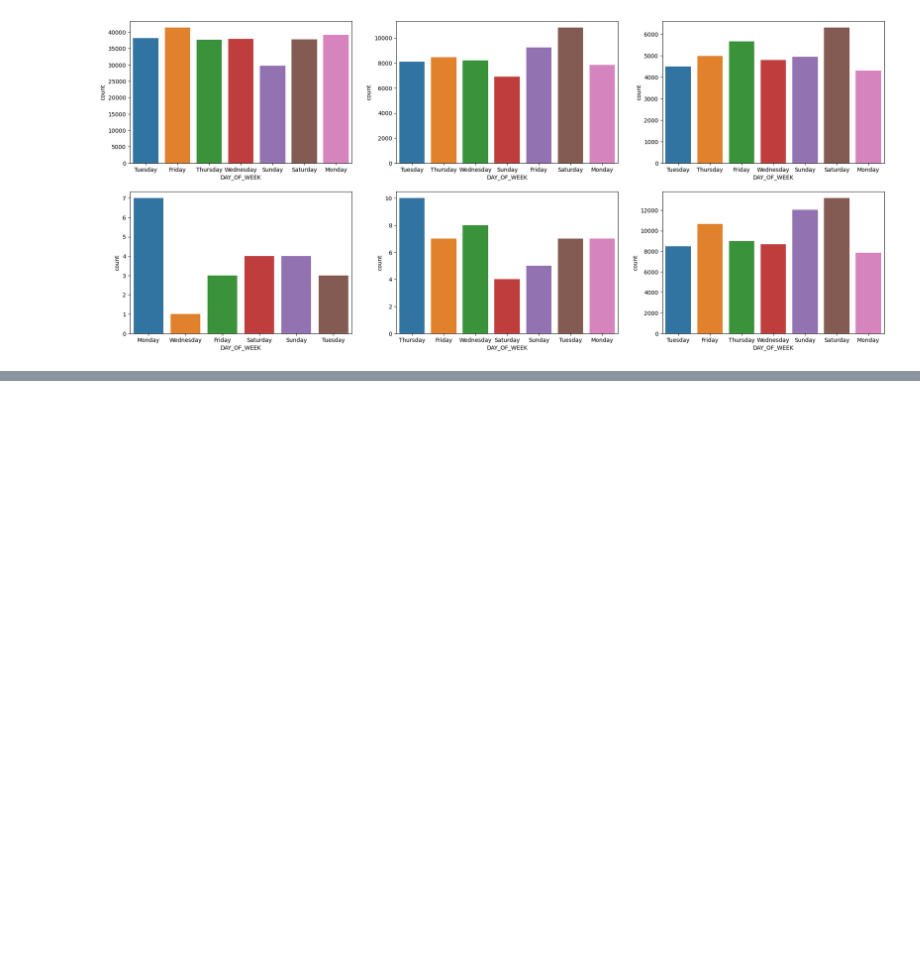
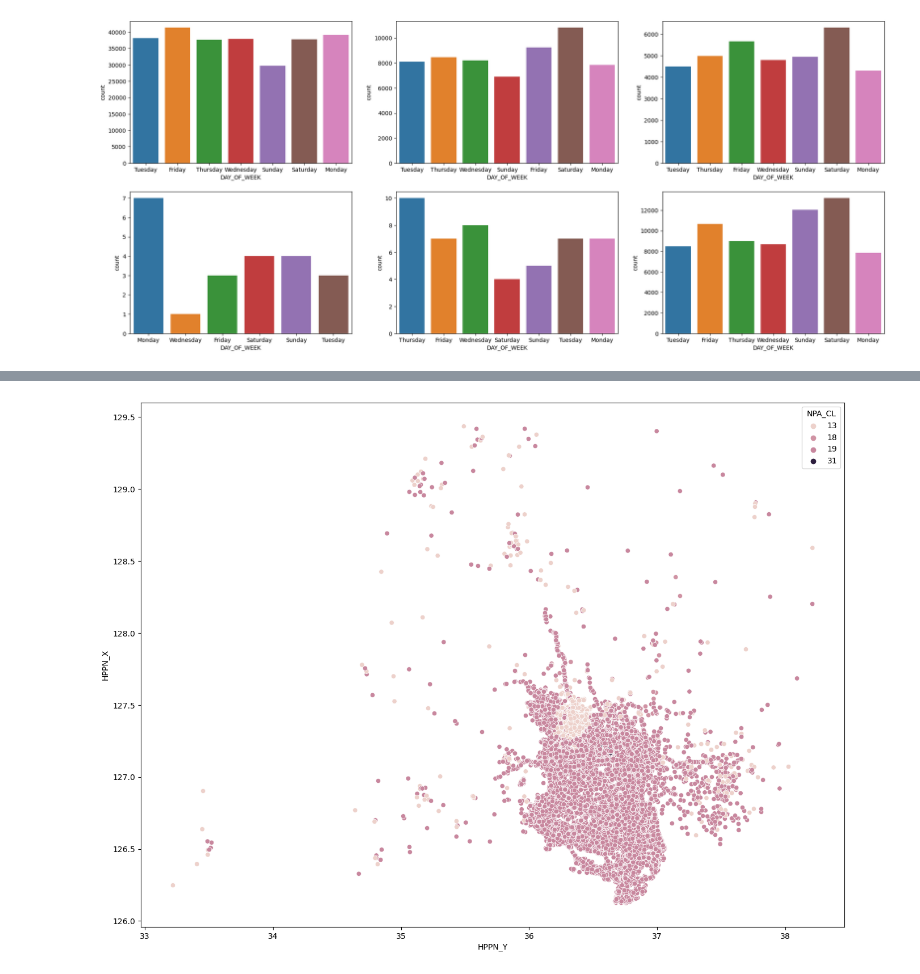
Before and after one commit to Muj2n/Trafic_Data_Analysis_Contest, a Jupyter notebook: KwonHwi/지역 치안 안전 데이터 분석 경진대회.ipynb, the cells around one changed output, grey strips where cells are left out. Cells and saved outputs as stored; diff of their text form; code cells hidden in the pictures; blank space fills up the shorter version.

```diff
--- a/KwonHwi/지역 치안 안전 데이터 분석 경진대회.ipynb
+++ b/KwonHwi/지역 치안 안전 데이터 분석 경진대회.ipynb
@@ -541,0 +736,28 @@ data.drop(data.loc[data.EVT_STAT_CD == 5].index, inplace = True)
+# %%
+data.loc[(data.YEAR == 2022)&(data.MONTH == 1)&(data.DAY == 1),'DAY_OF_WEEK'] = 'Holiday'
+data.loc[(data.YEAR == 2022)&(data.MONTH == 1)&(data.DAY == 31),'DAY_OF_WEEK'] = 'Holiday'
+data.loc[(data.YEAR == 2022)&(data.MONTH == 2)&(data.DAY == 1),'DAY_OF_WEEK'] = 'Holiday'
+data.loc[(data.YEAR == 2022)&(data.MONTH == 2)&(data.DAY == 2),'DAY_OF_WEEK'] = 'Holiday'
+data.loc[(data.YEAR == 2022)&(data.MONTH == 2)&(data.DAY == 3),'DAY_OF_WEEK'] = 'Holiday'
+data.loc[(data.YEAR == 2022)&(data.MONTH == 3)&(data.DAY == 1),'DAY_OF_WEEK'] = 'Holiday'
+data.loc[(data.YEAR == 2022)&(data.MONTH == 3)&(data.DAY == 9),'DAY_OF_WEEK'] = 'Holiday'
+data.loc[(data.YEAR == 2022)&(data.MONTH == 5)&(data.DAY == 5),'DAY_OF_WEEK'] = 'Holiday'
+data.loc[(data.YEAR == 2022)&(data.MONTH == 5)&(data.DAY == 8),'DAY_OF_WEEK'] = 'Holiday'
+data.loc[(data.YEAR == 2022)&(data.MONTH == 6)&(data.DAY == 1),'DAY_OF_WEEK'] = 'Holiday'
+data.loc[(data.YEAR == 2022)&(data.MONTH == 6)&(data.DAY == 6),'DAY_OF_WEEK'] = 'Holiday'
+data.loc[(data.YEAR == 2022)&(data.MONTH == 8)&(data.DAY == 15),'DAY_OF_WEEK'] = 'Holiday'
+data.loc[(data.YEAR == 2022)&(data.MONTH == 9)&(data.DAY == 9),'DAY_OF_WEEK'] = 'Holiday'
+data.loc[(data.YEAR == 2022)&(data.MONTH == 9)&(data.DAY == 10),'DAY_OF_WEEK'] = 'Holiday'
+data.loc[(data.YEAR == 2022)&(data.MONTH == 9)&(data.DAY == 11),'DAY_OF_WEEK'] = 'Holiday'
+data.loc[(data.YEAR == 2022)&(data.MONTH == 9)&(data.DAY == 12),'DAY_OF_WEEK'] = 'Holiday'
+data.loc[(data.YEAR == 2022)&(data.MONTH == 10)&(data.DAY == 3),'DAY_OF_WEEK'] = 'Holiday'
+data.loc[(data.YEAR == 2022)&(data.MONTH == 10)&(data.DAY == 9),'DAY_OF_WEEK'] = 'Holiday'
+data.loc[(data.YEAR == 2022)&(data.MONTH == 10)&(data.DAY == 10),'DAY_OF_WEEK'] = 'Holiday'
+data.loc[(data.YEAR == 2022)&(data.MONTH == 12)&(data.DAY == 25),'DAY_OF_WEEK'] = 'Holiday'
+# %%
+data.loc[(data.YEAR == 2023)&(data.MONTH == 1)&(data.DAY == 1),'DAY_OF_WEEK'] = 'Holiday'
+data.loc[(data.YEAR == 2023)&(data.MONTH == 1)&(data.DAY == 21),'DAY_OF_WEEK'] = 'Holiday'
+data.loc[(data.YEAR == 2023)&(data.MONTH == 1)&(data.DAY == 22),'DAY_OF_WEEK'] = 'Holiday'
+data.loc[(data.YEAR == 2023)&(data.MONTH == 1)&(data.DAY == 23),'DAY_OF_WEEK'] = 'Holiday'
+data.loc[(data.YEAR == 2023)&(data.MONTH == 1)&(data.DAY == 24),'DAY_OF_WEEK'] = 'Holiday'
+data.loc[(data.YEAR == 2023)&(data.MONTH == 3)&(data.DAY == 1),'DAY_OF_WEEK'] = 'Holiday'
@@ -541,0 +784,9 @@ data.drop(data.loc[data.EVT_STAT_CD == 5].index, inplace = True)
+# %%
+data.drop(data.loc[data.HPPN_X < 100].index, inplace = True)
+data.drop(data.loc[data.HPPN_Y < 30].index, inplace = True)
+# %%
+plt.figure(figsize=(16, 12))
+sns.scatterplot(data=data, x="HPPN_Y", y="HPPN_X", hue="NPA_CL")
+plt.show()
+# %% [output]
+[figure, added]
```
Also changed, not shown: parts of 29 cells of this notebook.
